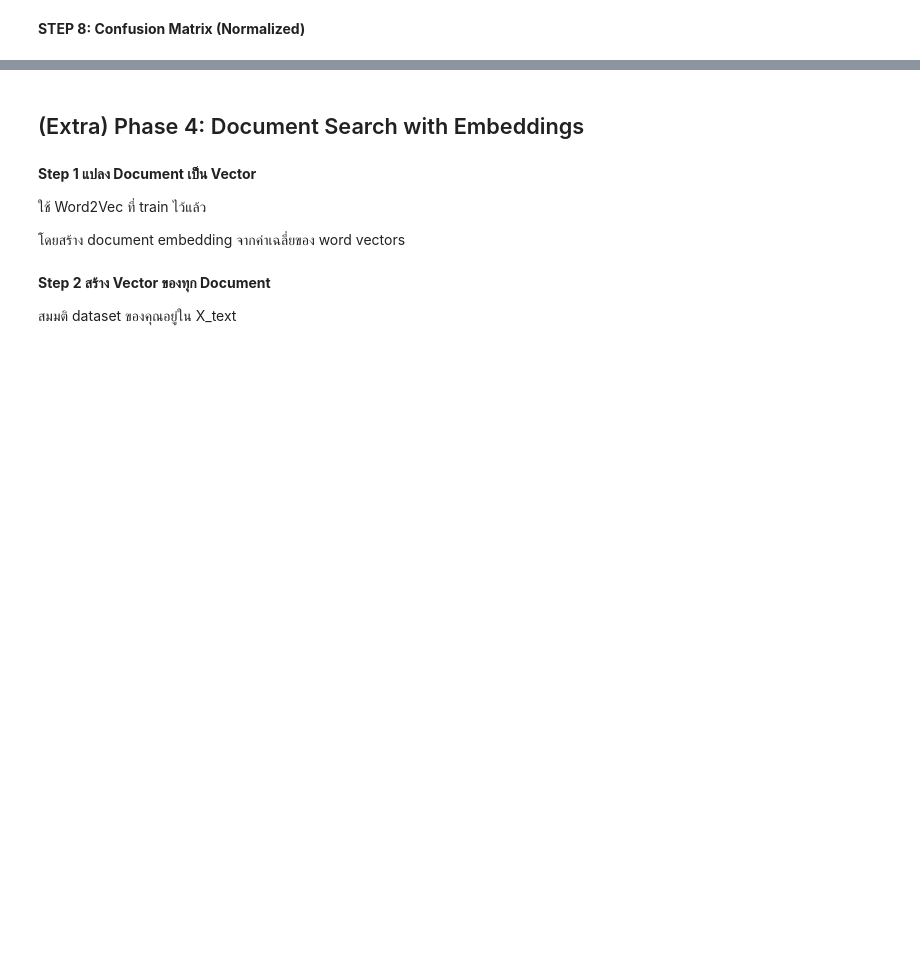
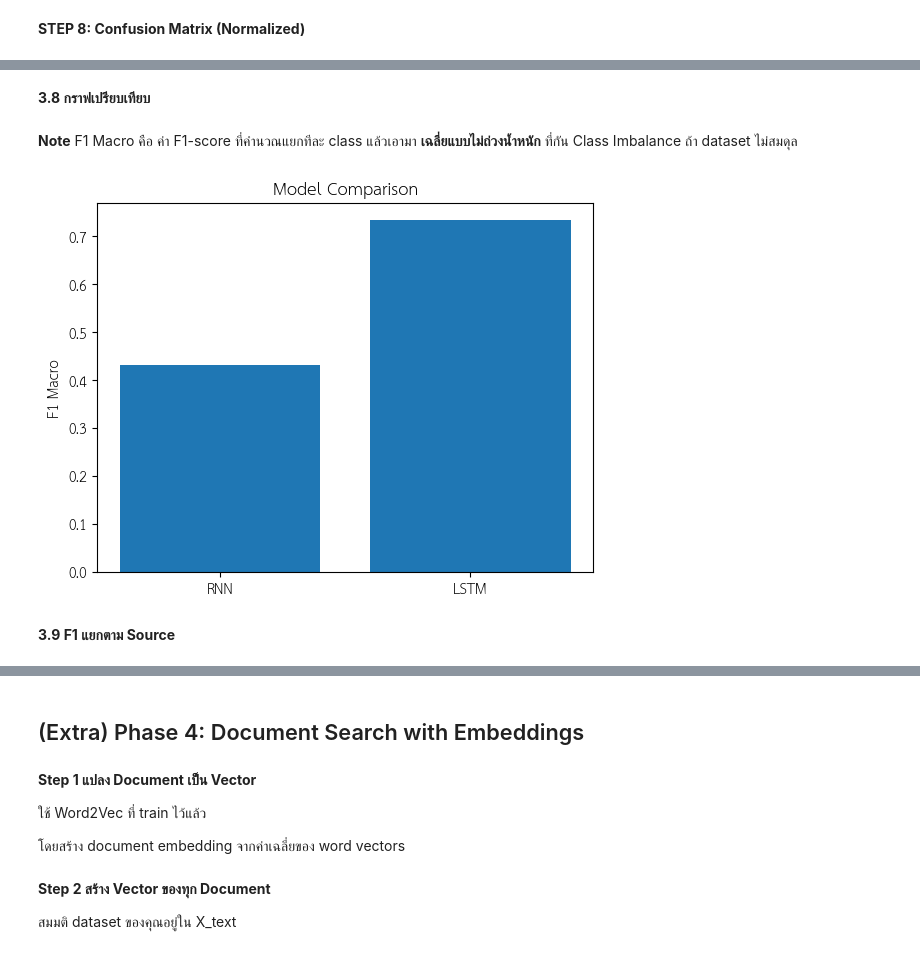
Before and after one commit to lemasc/nlp-news-thai, a Jupyter notebook: 03-classification/classify_neural.ipynb, the cells around one changed output, grey strips where cells are left out. Drawn from its saved outputs; the diff is of its cells as text; code cells hidden in the pictures; blank space fills up the shorter version.

```diff
--- a/03-classification/classify_neural.ipynb
+++ b/03-classification/classify_neural.ipynb
@@ -531,0 +547,23 @@ social: 0.72
+# %% [markdown]
+**3.8 กราฟเปรียบเทียบ**
+# %% [markdown]
+**Note** F1 Macro คือ ค่า F1-score ที่คำนวณแยกทีละ class
+แล้วเอามา **เฉลี่ยแบบไม่ถ่วงน้ำหนัก** ที่กัน Class Imbalance ถ้า dataset ไม่สมดุล
+# %%
+from sklearn.metrics import f1_score
+import matplotlib.pyplot as plt
+
+# Assuming f1_rnn and f1_lstm are already calculated and available
+# from previous cells.
+
+models = ["RNN", "LSTM"]
+scores = [f1_rnn, f1_lstm]
+
+plt.bar(models, scores)
+plt.ylabel("F1 Macro")
+plt.title("Model Comparison")
+plt.show()
+# %% [output]
+[figure, added]
+# %% [markdown]
+**3.9 F1 แยกตาม Source**
```
Also changed, not shown: parts of 18 cells of this notebook, 2 other files.
